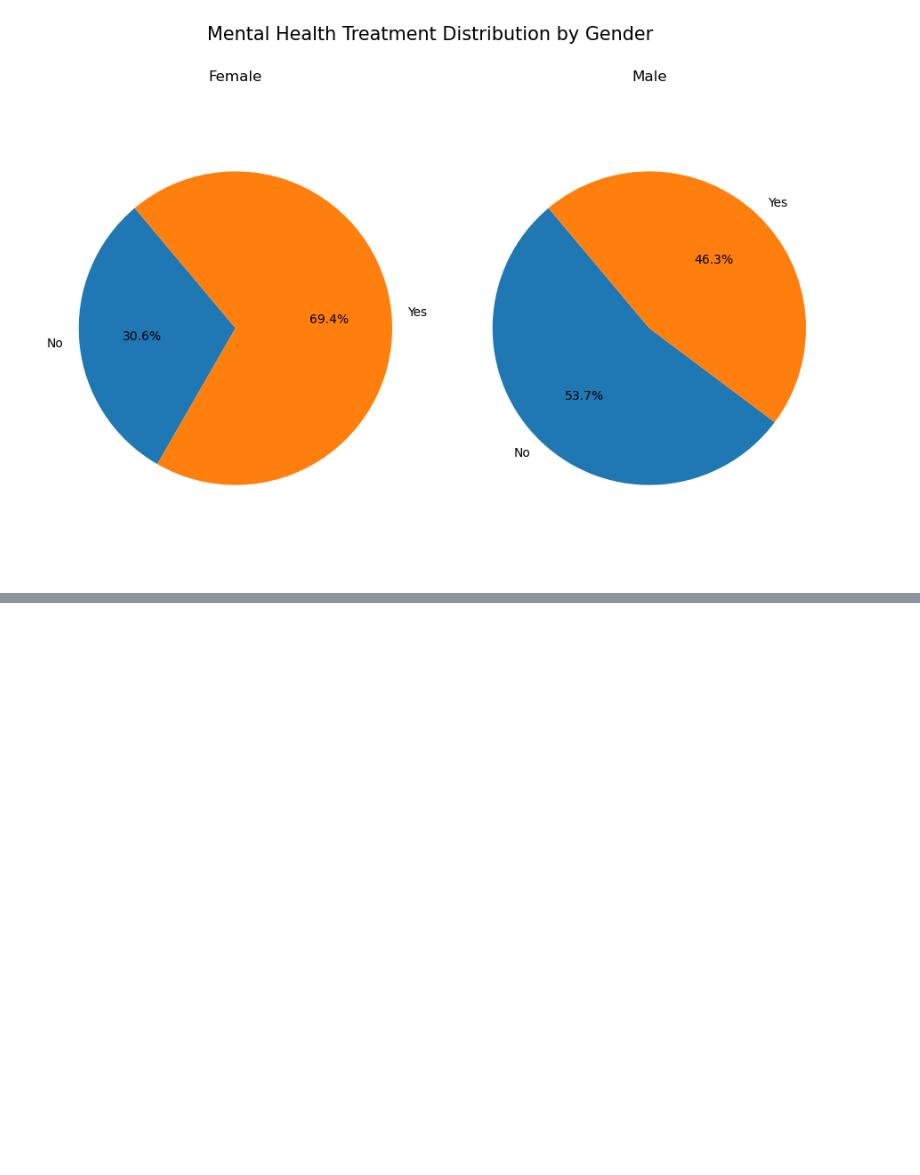
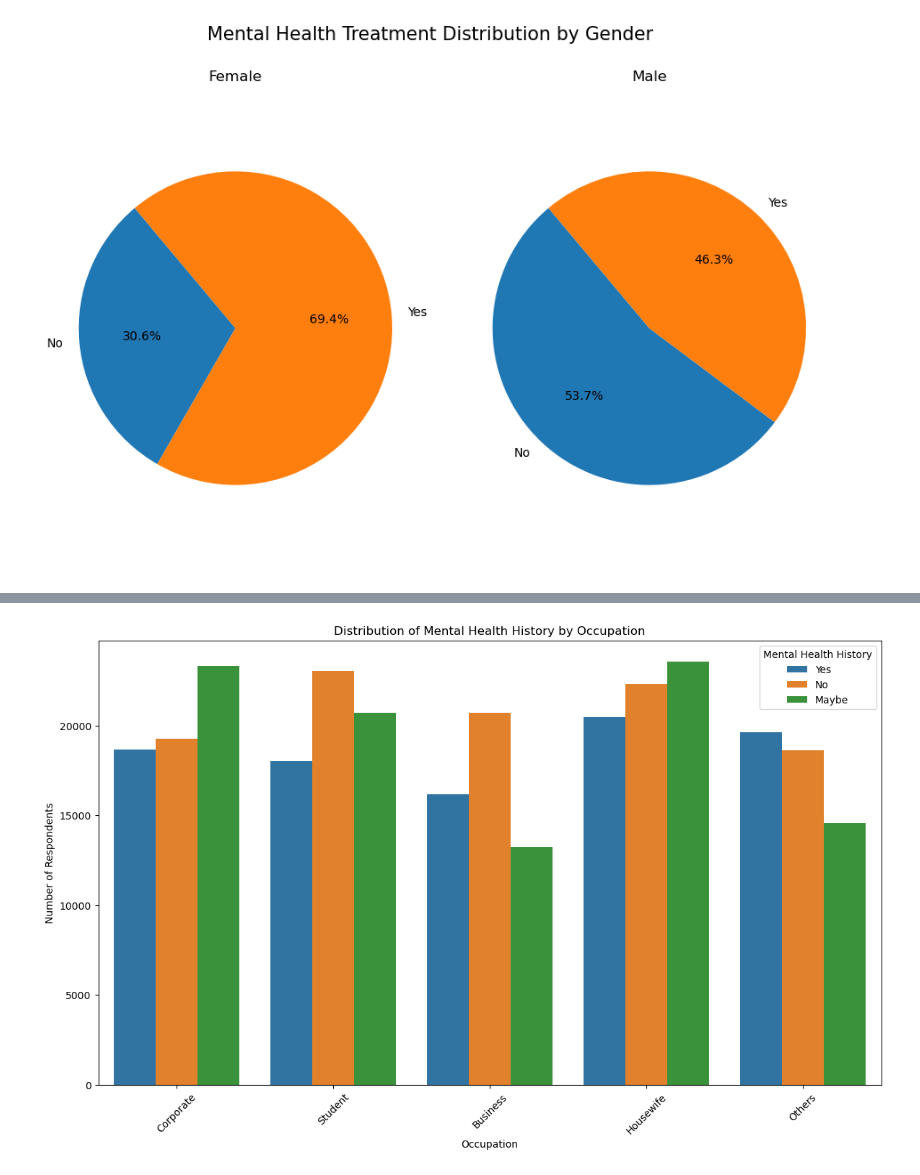
Before and after one commit to reneczka/mental-health, a Jupyter notebook: mental_health.ipynb, the cells around one changed output, grey strips where cells are left out. Drawn from its saved outputs; the diff is of its cells as text; code cells hidden in the pictures; blank space fills up the shorter version.

```diff
--- a/mental_health.ipynb
+++ b/mental_health.ipynb
@@ -216,0 +233,11 @@ plt.show()
+# %%
+plt.figure(figsize=(14, 8))
+sns.countplot(data=df, x='Occupation', hue='Mental_Health_History')
+plt.title('Distribution of Mental Health History by Occupation')
+plt.xlabel('Occupation')
+plt.ylabel('Number of Respondents')
+plt.xticks(rotation=45)
+plt.legend(title='Mental Health History')
+plt.show()
+# %% [output]
+[figure, added]
```
Also changed, not shown: parts of 21 cells of this notebook, 6 other files.
